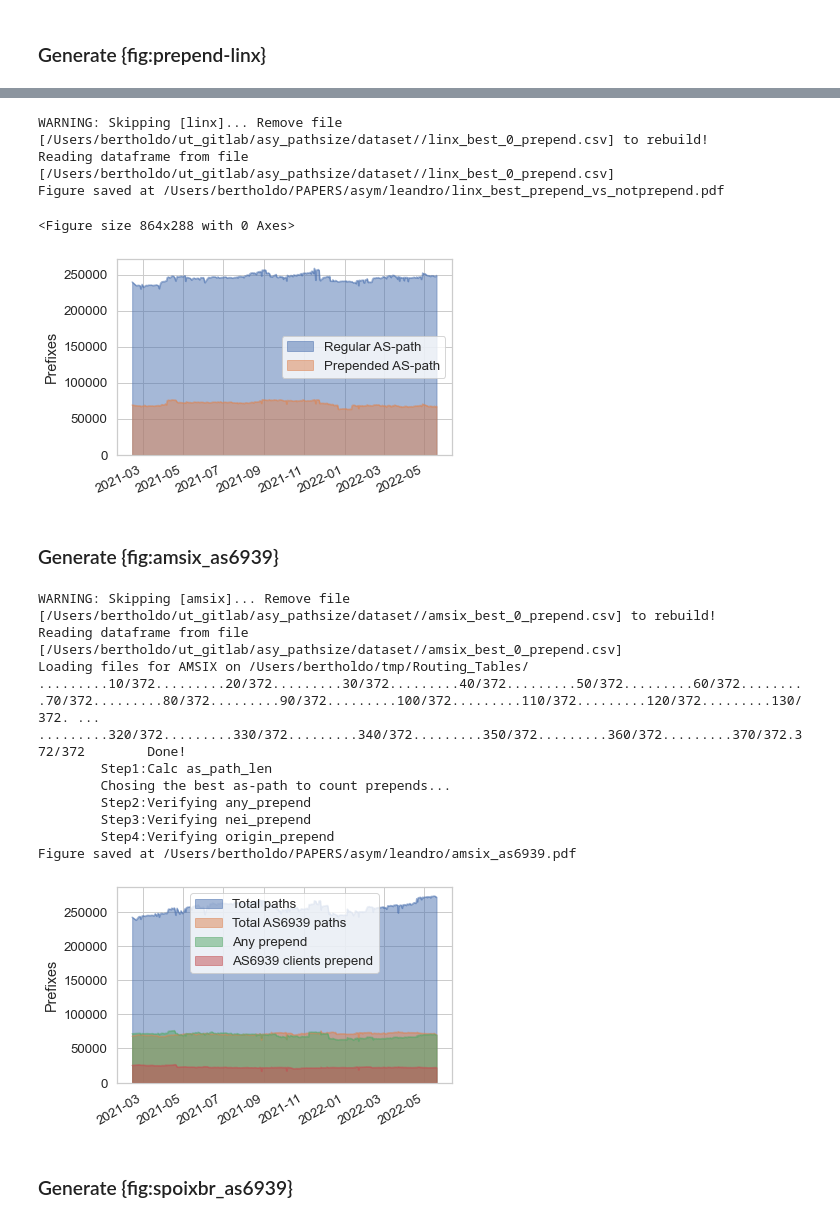
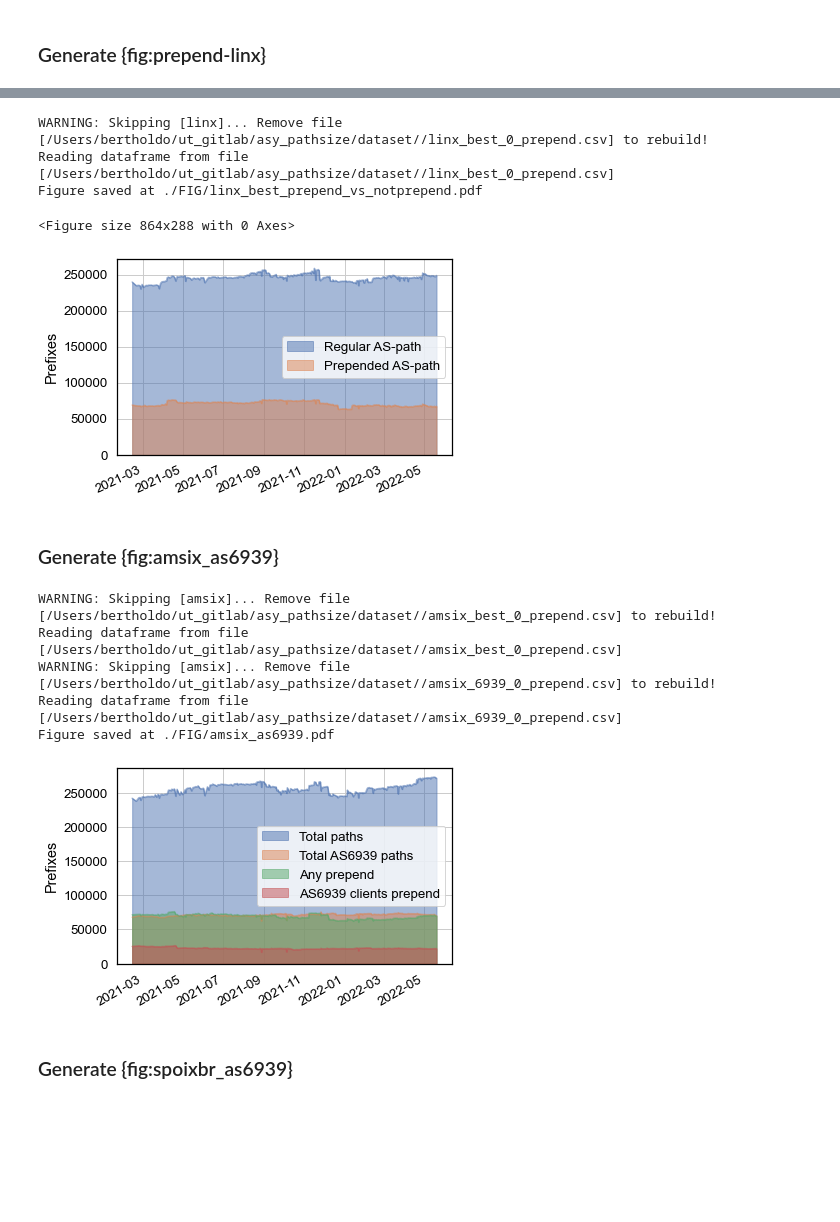
Before and after one commit to LMBertholdo/ixp-symmetry-rate, a Jupyter notebook: analyze/aspath.ipynb, the cells around one changed output, grey strips where cells are left out. Saved outputs shown, nothing was run; the diff lists cells and outputs as text; code cells hidden in the pictures; blank space fills up the shorter version.

Commit message:
aspath_toprint_thesis

```diff
--- a/analyze/aspath.ipynb
+++ b/analyze/aspath.ipynb
@@ -35,7 +35,9 @@ import sys
 # Download routing tables to this folder
 BGP_DATA  = "/Users/bertholdo/tmp/Routing_Tables/"
 # Output images
-IMAGE_DIR = "/Users/bertholdo/PAPERS/asym/leandro/"
+#IMAGE_DIR = "/Users/bertholdo/PAPERS/asym/leandro/"
+IMAGE_DIR = "./FIG/"
+
 # in/out datasets
 DATASET   = "/Users/bertholdo/ut_gitlab/asy_pathsize/dataset/"
 
@@ -212,14 +214,33 @@ def gen_6939_graphs(ixp, sample=10, labely=True, legend='free'):
     plt.xlabel('')
     plt.title('')
 
+    #
+    # Force color=black for thesis print version
+    #
     if legend==False:
         ax.get_legend().remove()
     elif legend!='free':
-        plt.legend(loc=legend)
+        leg=plt.legend(loc=legend)
+        # Change the color of each text in the legend
+        for text in leg.get_texts():
+            text.set_color('black')  # Change to the color you want
 
-    #ax.set_ylabel('Prefixes')
-    #plt.legend(loc='upper right')
+    # Change the color of x and y axis labels - forcing collor to fix book printing
+    ax.xaxis.label.set_color('black')
+    ax.yaxis.label.set_color('black')
+    # Change color of axis
+    ax.spines['bottom'].set_color('black')
+    ax.spines['top'].set_color('black')
+    ax.spines['right'].set_color('black')
+    ax.spines['left'].set_color('black')
+    # Change the color of tick labels
+    ax.tick_params(axis='x', colors='black')
+    ax.tick_params(axis='y', colors='black')
 
+
+
+
+    # save image
     outfig=IMAGE_DIR+ixp+'_as6939.pdf'
     print(f'Figure saved at {outfig}')
     if (is_jupyter_notebook()):
@@ -605,28 +684,22 @@ Figure saved at /Users/bertholdo/PAPERS/asym/leandro/linx_best_who_is_prepending
 # %%
-graph_prepend_noprepend_best('linx', 'best', 0)
+graph_prepend_noprepend_best('linx', 'best', 0, True, 'best')
 # %% [output]
 WARNING: Skipping [linx]... Remove file [/Users/bertholdo/ut_gitlab/asy_pathsize/dataset//linx_best_0_prepend.csv] to rebuild!
 Reading dataframe from file [/Users/bertholdo/ut_gitlab/asy_pathsize/dataset//linx_best_0_prepend.csv]
-Figure saved at /Users/bertholdo/PAPERS/asym/leandro/linx_best_prepend_vs_notprepend.pdf
+Figure saved at ./FIG/linx_best_prepend_vs_notprepend.pdf
 <Figure size 864x288 with 0 Axes>
-[figure, old version]
+[figure, new version]
 # %% [markdown]
 ### Generate {fig:amsix_as6939}
 # %%
-gen_6939_graphs('amsix', 0, labely=True, legend='upper center')
+gen_6939_graphs('amsix', 0, labely=True, legend='best')
 # %% [output]
 WARNING: Skipping [amsix]... Remove file [/Users/bertholdo/ut_gitlab/asy_pathsize/dataset//amsix_best_0_prepend.csv] to rebuild!
 Reading dataframe from file [/Users/bertholdo/ut_gitlab/asy_pathsize/dataset//amsix_best_0_prepend.csv]
-Loading files for AMSIX on /Users/bertholdo/tmp/Routing_Tables/
-.........10/372.........20/372.........30/372.........40/372.........50/372.........60/372.........70/372.........80/372.........90/372.........100/372.........110/372.........120/372.........130/372. ...
-.........320/372.........330/372.........340/372.........350/372.........360/372.........370/372.372/372        Done!
-        Step1:Calc as_path_len
-        Chosing the best as-path to count prepends...
-        Step2:Verifying any_prepend
-        Step3:Verifying nei_prepend
-        Step4:Verifying origin_prepend
-Figure saved at /Users/bertholdo/PAPERS/asym/leandro/amsix_as6939.pdf
+WARNING: Skipping [amsix]... Remove file [/Users/bertholdo/ut_gitlab/asy_pathsize/dataset//amsix_6939_0_prepend.csv] to rebuild!
+Reading dataframe from file [/Users/bertholdo/ut_gitlab/asy_pathsize/dataset//amsix_6939_0_prepend.csv]
+Figure saved at ./FIG/amsix_as6939.pdf
-[figure, old version]
+[figure, new version]
 # %% [markdown]
 ### Generate {fig:spoixbr_as6939}
 # %%
```
Also changed, not shown: parts of 14 cells of this notebook, 5 other files.
